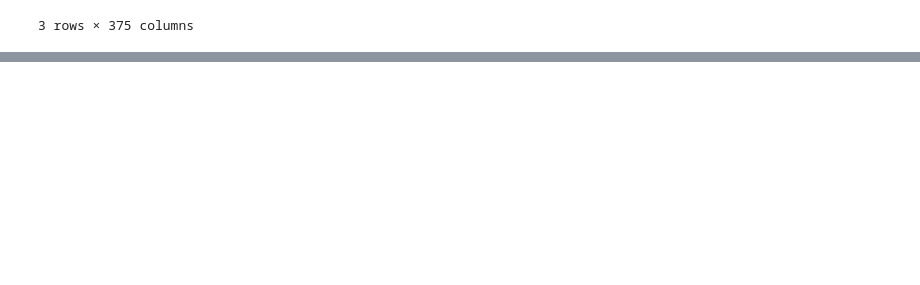
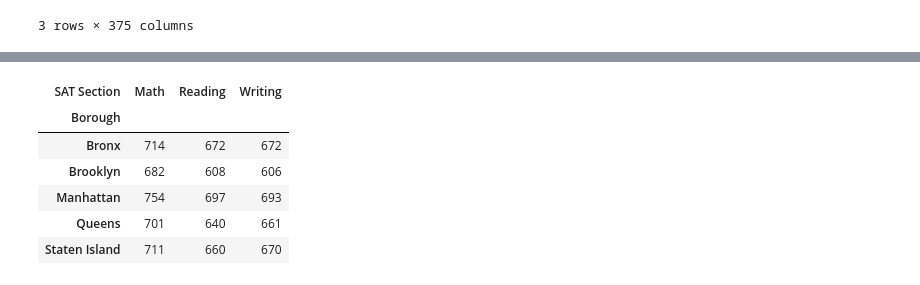
Before and after one commit to TomaszBury/The-ultimate-pandas-bootcamp-advanced-python-data-analysis, a Jupyter notebook: section_09/reshaping_with_pivots.ipynb, the cells around one changed output, grey strips where cells are left out. Cells and saved outputs as stored; diff of their text form; code cells hidden in the pictures; blank space fills up the shorter version.

```diff
--- a/section_09/reshaping_with_pivots.ipynb
+++ b/section_09/reshaping_with_pivots.ipynb
@@ -701,0 +715,10 @@ sat.pivot_table(values='Score', columns=['School Name','Borough'], index='SAT Se
+# %%
+sat.pivot_table('Score','Borough','SAT Section', aggfunc='max')
+# %% [output]
+| SAT Section | Math | Reading | Writing |
+| Borough |  |  |  |
+| Bronx | 714 | 672 | 672 |
+| Brooklyn | 682 | 608 | 606 |
+| Manhattan | 754 | 697 | 693 |
+| Queens | 701 | 640 | 661 |
+| Staten Island | 711 | 660 | 670 |
```
Also changed, not shown: parts of 18 cells of this notebook, 2 other files.
